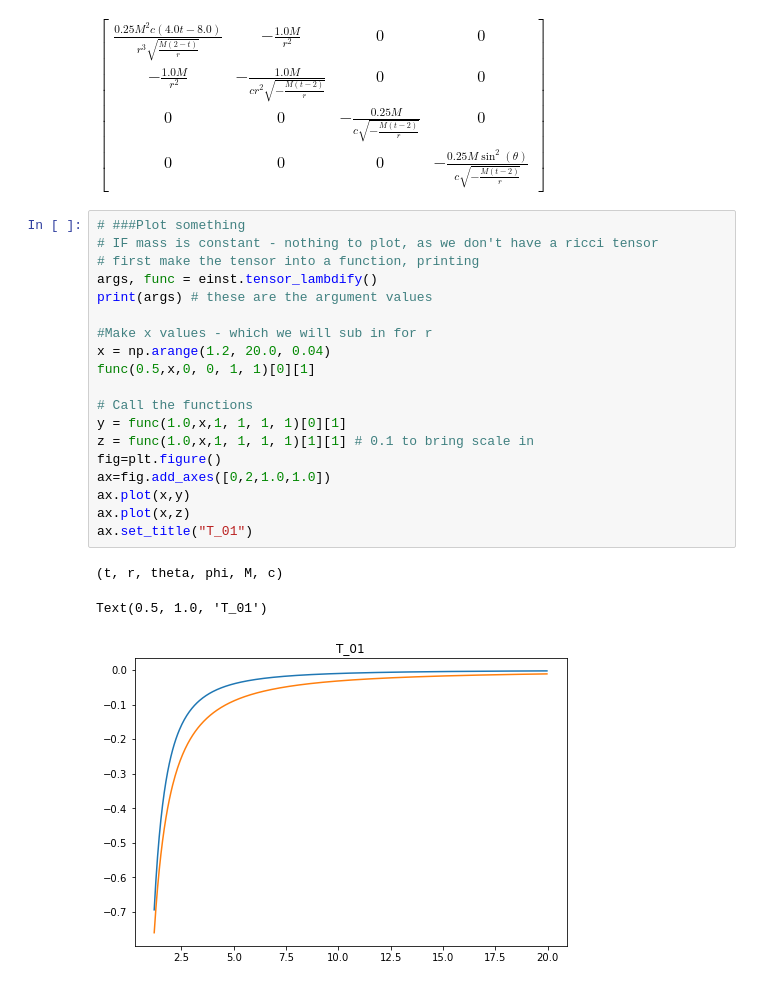
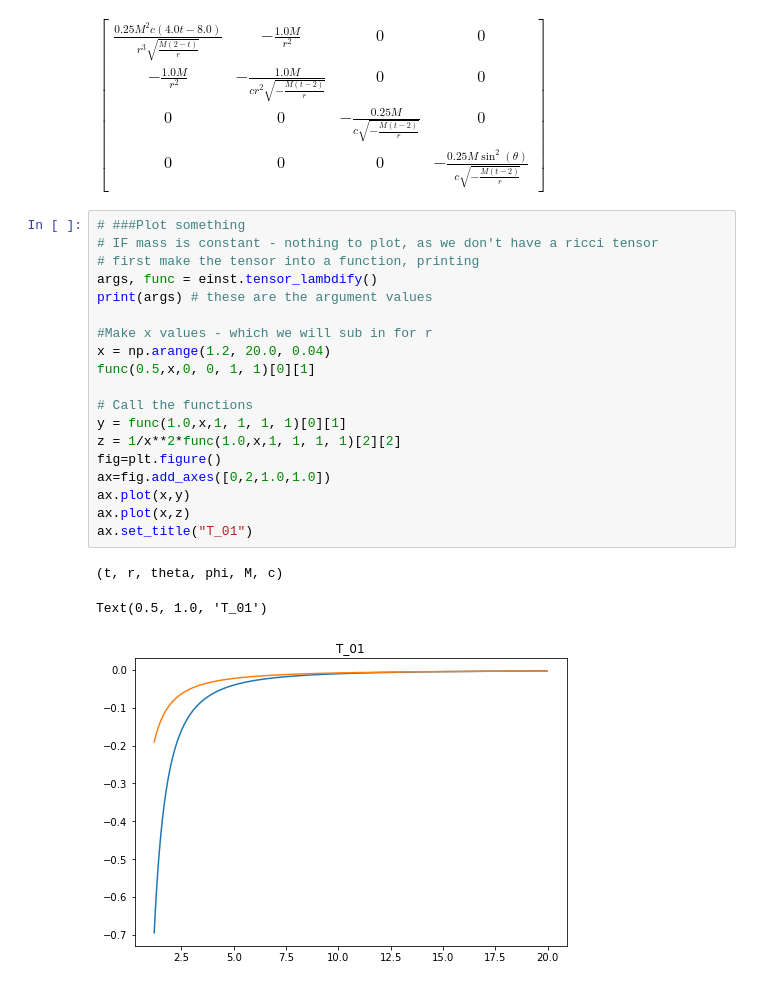
Before and after one commit to tomandersen/jupyter, a Jupyter notebook: Kasner - real.ipynb, the cells around one changed output. Drawn from its saved outputs; the diff is of its cells as text.

```diff
--- a/Kasner - real.ipynb
+++ b/Kasner - real.ipynb
@@ -51,23 +51,23 @@ $\displaystyle \left[\begin{matrix}\frac{0.25 M^{2} c \left(4.0 t - 8.0\right)}{
 # %%
 # ###Plot something
 # IF mass is constant - nothing to plot, as we don't have a ricci tensor
 # first make the tensor into a function, printing
 args, func = einst.tensor_lambdify()
 print(args) # these are the argument values
 
 #Make x values - which we will sub in for r
 x = np.arange(1.2, 20.0, 0.04)
 func(0.5,x,0, 0, 1, 1)[0][1]
 
 # Call the functions
 y = func(1.0,x,1, 1, 1, 1)[0][1]
-z = func(1.0,x,1, 1, 1, 1)[1][1] # 0.1 to bring scale in
+z = 1/x**2*func(1.0,x,1, 1, 1, 1)[2][2]
 fig=plt.figure()
 ax=fig.add_axes([0,2,1.0,1.0])
 ax.plot(x,y)
 ax.plot(x,z)
 ax.set_title("T_01")
 # %% [output]
 (t, r, theta, phi, M, c)
 Text(0.5, 1.0, 'T_01')
-[figure, old version]
+[figure, new version]
```
Also changed, not shown: 7 other files.
